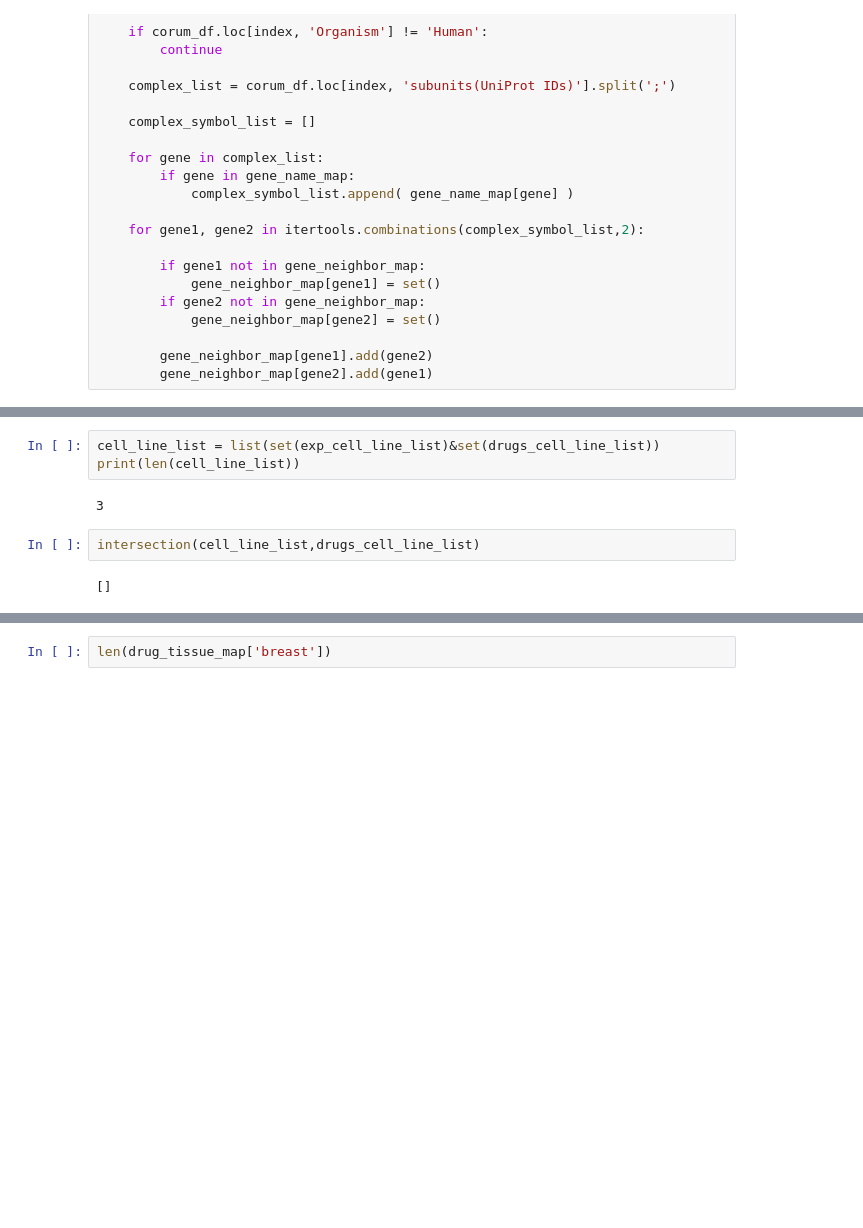
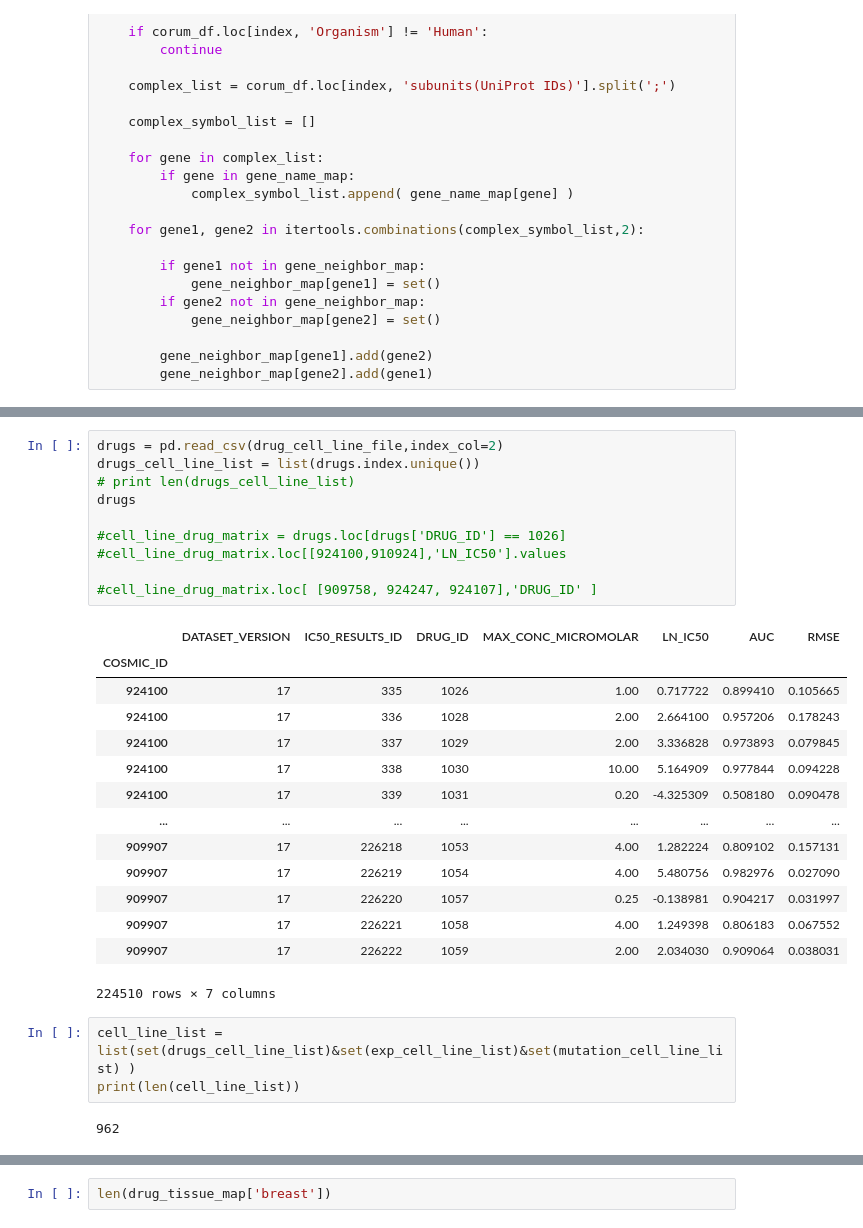
Before and after one commit to JDACS4C-IMPROVE/TCRP_data, a Jupyter notebook: code/process_sanger_drug_cell_line.ipynb, the cells around one changed output, grey strips where cells are left out. Saved outputs shown, nothing was run; the diff lists cells and outputs as text; blank space fills up the shorter version.

```diff
--- a/code/process_sanger_drug_cell_line.ipynb
+++ b/code/process_sanger_drug_cell_line.ipynb
@@ -399,12 +339,33 @@ sns.distplot(drug_feature_list,color='r',bins=60,kde=False,norm_hist=False)
+# %%
+drugs = pd.read_csv(drug_cell_line_file,index_col=2)
+drugs_cell_line_list = list(drugs.index.unique())
+# print len(drugs_cell_line_list)
+drugs
+
+#cell_line_drug_matrix = drugs.loc[drugs['DRUG_ID'] == 1026]
+#cell_line_drug_matrix.loc[[924100,910924],'LN_IC50'].values
+
+#cell_line_drug_matrix.loc[ [909758, 924247, 924107],'DRUG_ID' ]
+# %% [output]
+|  | DATASET_VERSION | IC50_RESULTS_ID | DRUG_ID | MAX_CONC_MICROMOLAR | LN_IC50 | AUC | RMSE |
+| COSMIC_ID |  |  |  |  |  |  |  |
+| 924100 | 17 | 335 | 1026 | 1.00 | 0.717722 | 0.899410 | 0.105665 |
+| 924100 | 17 | 336 | 1028 | 2.00 | 2.664100 | 0.957206 | 0.178243 |
+| 924100 | 17 | 337 | 1029 | 2.00 | 3.336828 | 0.973893 | 0.079845 |
+| 924100 | 17 | 338 | 1030 | 10.00 | 5.164909 | 0.977844 | 0.094228 |
+| 924100 | 17 | 339 | 1031 | 0.20 | -4.325309 | 0.508180 | 0.090478 |
+| ... | ... | ... | ... | ... | ... | ... | ... |
+| 909907 | 17 | 226218 | 1053 | 4.00 | 1.282224 | 0.809102 | 0.157131 |
+| 909907 | 17 | 226219 | 1054 | 4.00 | 5.480756 | 0.982976 | 0.027090 |
+| 909907 | 17 | 226220 | 1057 | 0.25 | -0.138981 | 0.904217 | 0.031997 |
+| 909907 | 17 | 226221 | 1058 | 4.00 | 1.249398 | 0.806183 | 0.067552 |
+| 909907 | 17 | 226222 | 1059 | 2.00 | 2.034030 | 0.909064 | 0.038031 |
+224510 rows × 7 columns
 # %%
-cell_line_list = list(set(exp_cell_line_list)&set(drugs_cell_line_list))
+cell_line_list = list(set(drugs_cell_line_list)&set(exp_cell_line_list)&set(mutation_cell_line_list) )
 print(len(cell_line_list))
 # %% [output]
-3
+962
-# %%
-intersection(cell_line_list,drugs_cell_line_list)
-# %% [output]
-[]
 # %%
 cell_line_legend = pd.read_csv(cell_line_detail_file, index_col=1)
 ## print cell_line_legend
```
Also changed, not shown: parts of 20 cells of this notebook, 27 other files.
